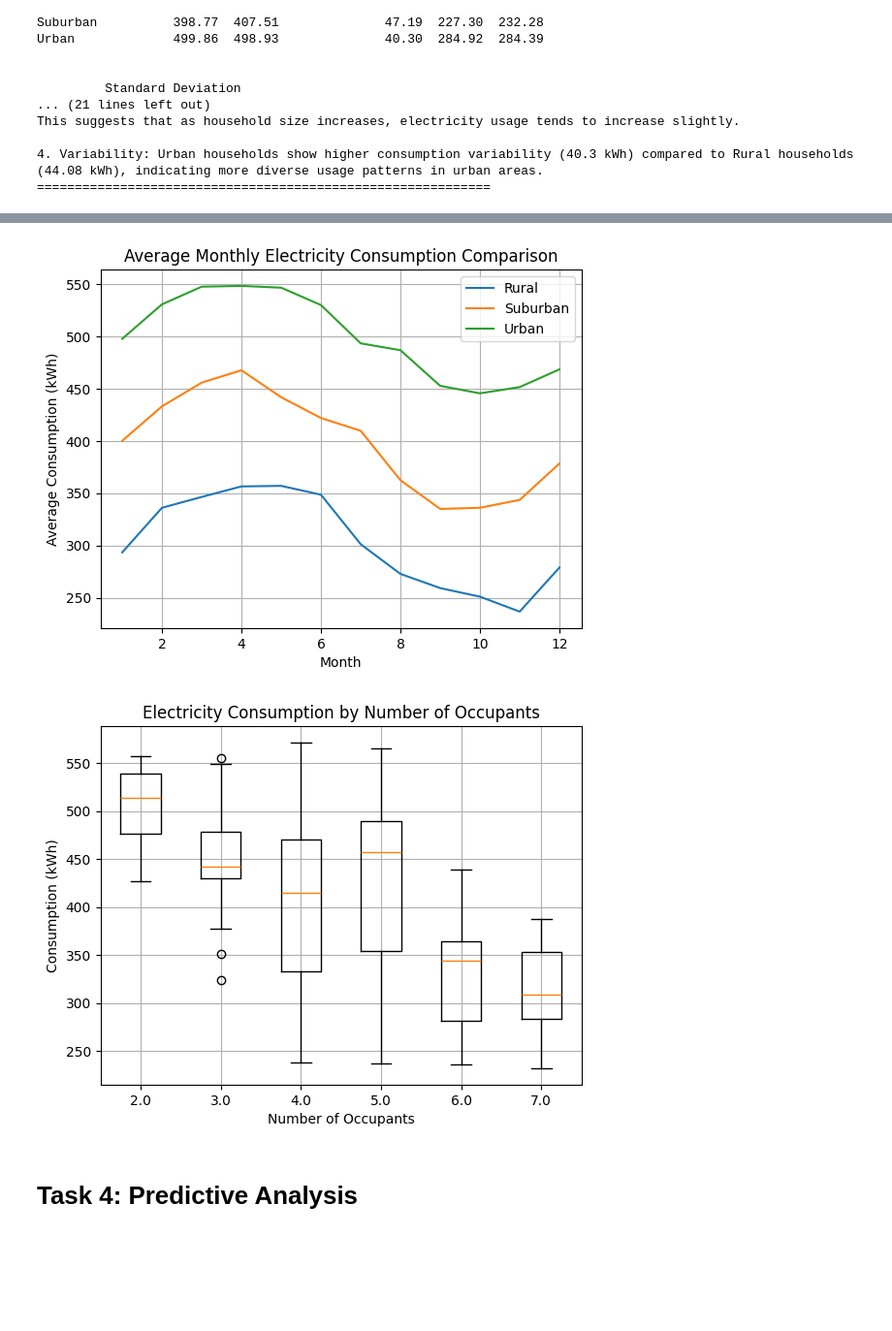
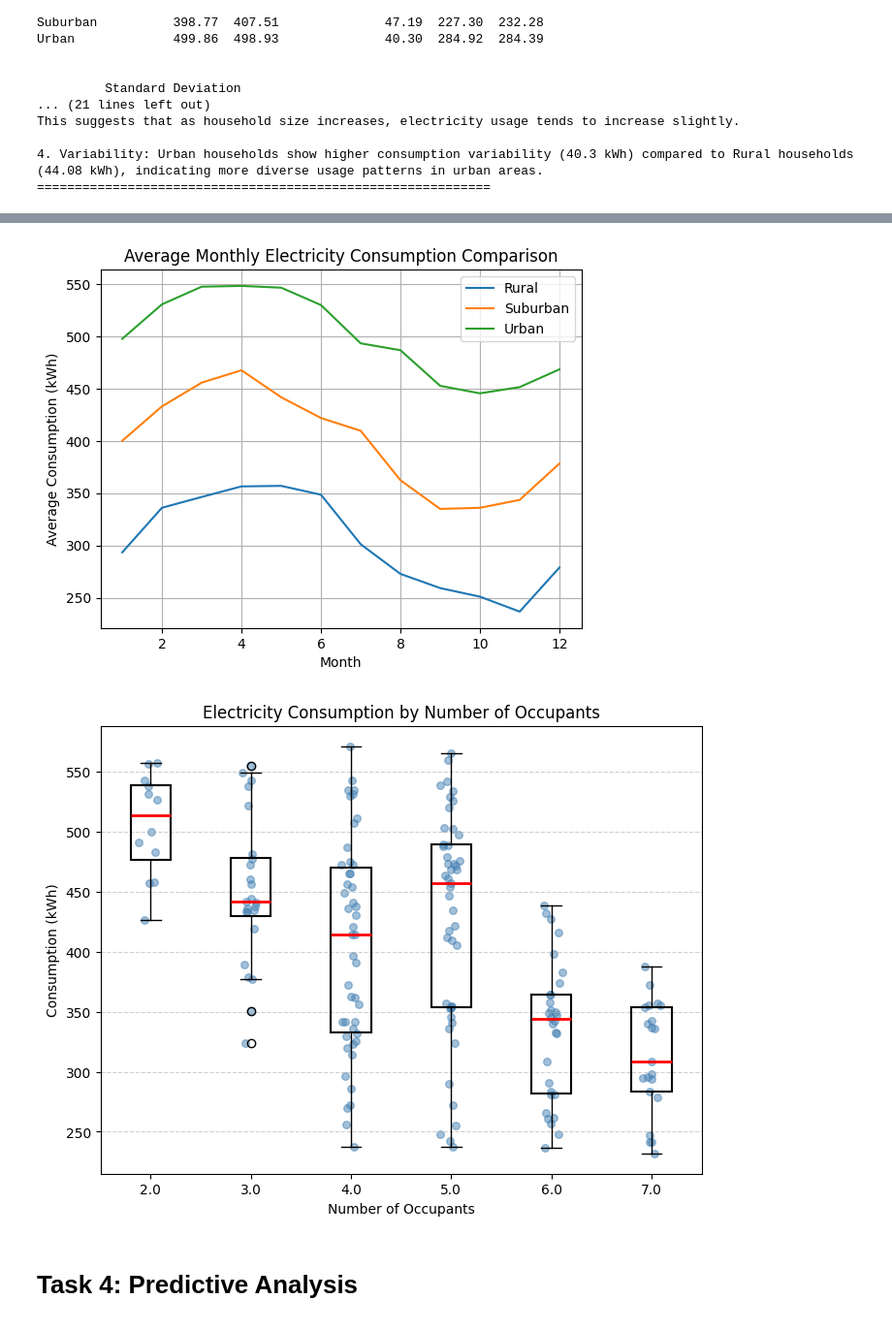
Before and after one commit to ngjingyang060103/Electricity-and-Cost-Analysis, a Jupyter notebook: Python_File_Final_Draft.ipynb, the cells around one changed output, grey strips where cells are left out. Shown at 97% size. Cells and saved outputs as stored; diff of their text form; code cells hidden in the pictures; blank space fills up the shorter version.

```diff
--- a/Python_File_Final_Draft.ipynb
+++ b/Python_File_Final_Draft.ipynb
@@ -215,7 +215,6 @@ This suggests that as household size increases, electricity usage tends to incre
 # ================================
 for region in df_2['Region'].unique():
     plt.figure()
-
     region_data = df_2[df_2['Region'] == region]
 
     for year in region_data['Year'].unique():
@@ -238,39 +237,68 @@ avg_consumption = df_2.groupby(['Month', 'Region'])['Consumption_kWh'].mean().re
 
 plt.figure()
 for region in avg_consumption['Region'].unique():
     data = avg_consumption[avg_consumption['Region'] == region]
     plt.plot(data['Month'], data['Consumption_kWh'], label=region)
 
 plt.title("Average Monthly Electricity Consumption Comparison")
 plt.xlabel("Month")
 plt.ylabel("Average Consumption (kWh)")
 plt.legend()
 plt.grid(True)
 plt.show()
 
 # ================================
 # 3. Scatter plot: Occupants vs Consumption
 # ================================
 import matplotlib.pyplot as plt
+import numpy as np
 
 occupants = sorted(df_2['Occupants'].unique())
 
-box_data = [df_2[df_2['Occupants'] == occ]['Consumption_kWh']
-    for occ in occupants]
+box_data = [
+    df_2[df_2['Occupants'] == occ]['Consumption_kWh']
+    for occ in occupants
+]
 
-plt.figure()
-plt.boxplot(box_data, tick_labels=occupants)
+plt.figure(figsize=(8, 6))
+
+for i, occ in enumerate(occupants, start=1):
+    y = df_2[df_2['Occupants'] == occ]['Consumption_kWh']
+
+    # Add small horizontal jitter so points don't overlap
+    x = np.random.normal(i, 0.04, size=len(y))
+
+    plt.scatter(
+        x, y,
+        alpha=0.5,
+        color='steelblue',
+        s=30
+    )
+
+plt.boxplot(
+    box_data,
+    positions=range(1, len(occupants) + 1),
+    widths=0.4,
+    patch_artist=True,
+    boxprops=dict(facecolor='none', edgecolor='black', linewidth=1.5),
+    medianprops=dict(color='red', linewidth=2),
+    whiskerprops=dict(color='black'),
+    capprops=dict(color='black')
+)
+
+plt.xticks(range(1, len(occupants) + 1), occupants)
 plt.title("Electricity Consumption by Number of Occupants")
 plt.xlabel("Number of Occupants")
 plt.ylabel("Consumption (kWh)")
-plt.grid(True)
+plt.grid(True, axis='y', linestyle='--', alpha=0.6)
+
 plt.show()
 # %% [output]
 [figure]
 [figure]
 [figure]
 [figure]
-[figure, old version]
+[figure, new version]
 # %% [markdown]
 # Task 4: Predictive Analysis
 ![image.png](embedded-picture-1)
```
Also changed, not shown: parts of 1 cell of this notebook.
